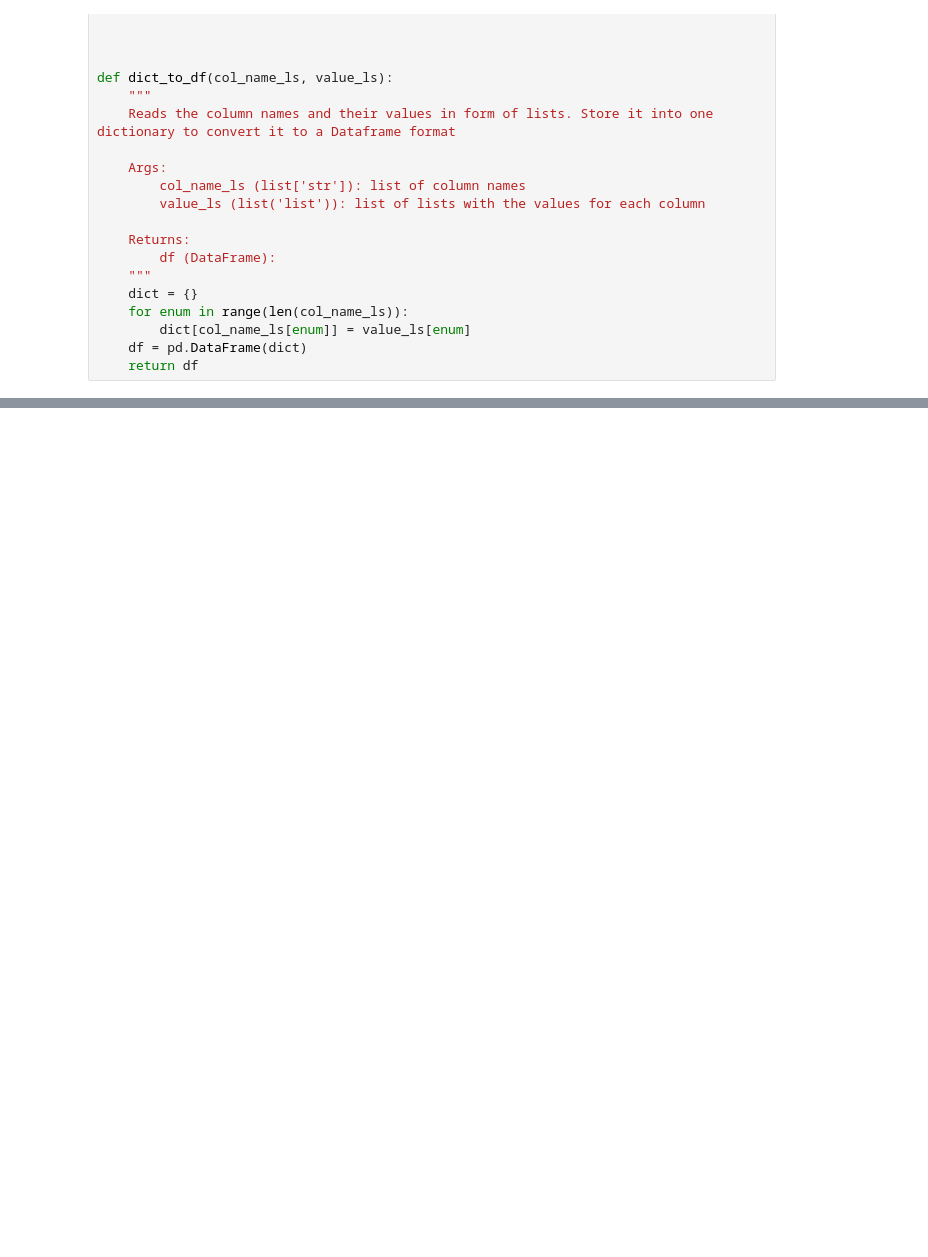
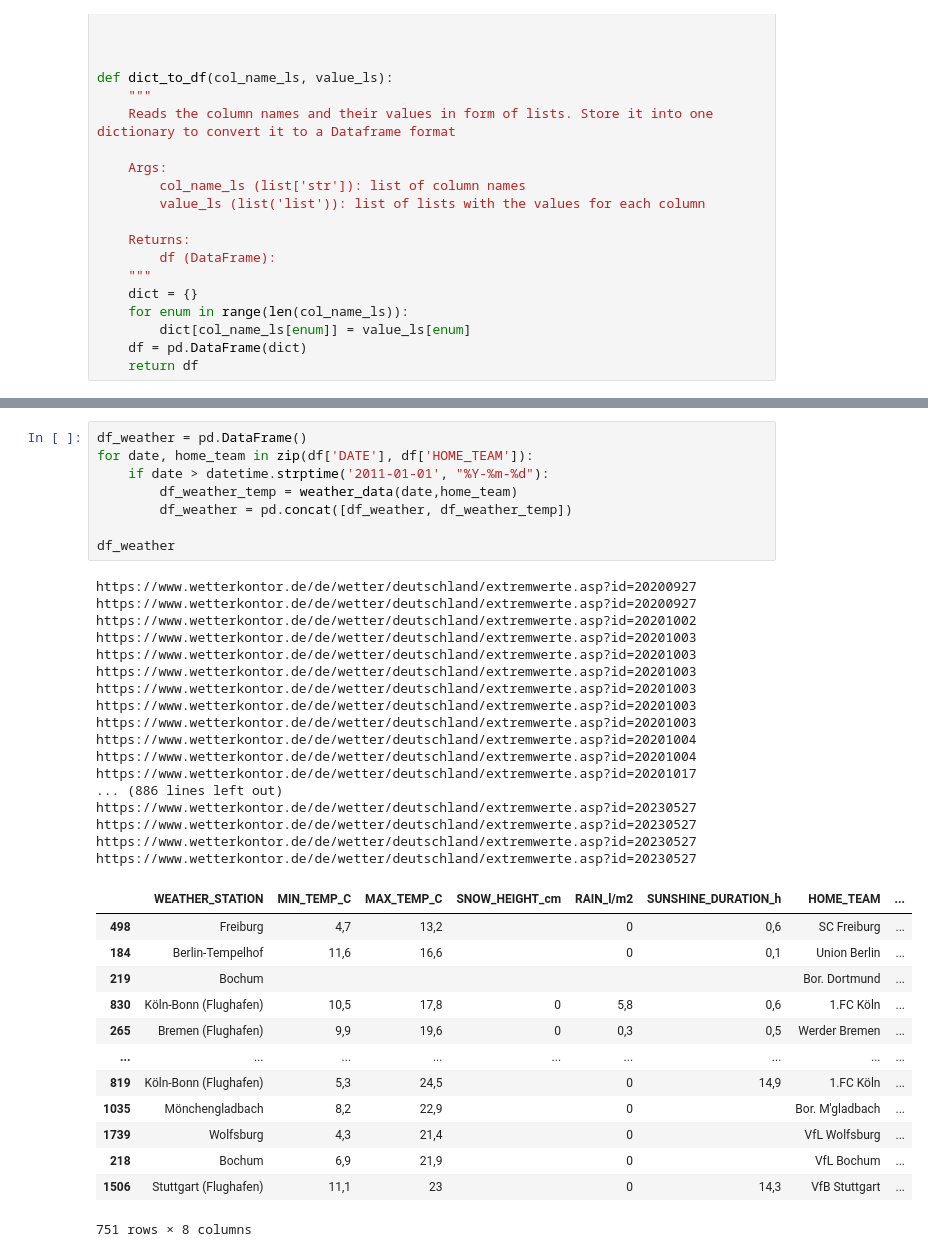
Before and after one commit to lucajanas/web-mining, a Jupyter notebook: weather_data.ipynb, the cells around one changed output, grey strips where cells are left out. Drawn from its saved outputs; the diff is of its cells as text; blank space fills up the shorter version.

```diff
--- a/weather_data.ipynb
+++ b/weather_data.ipynb
@@ -260,0 +302,39 @@ https://www.wetterkontor.de/de/wetter/deutschland/extremwerte.asp?id=20210105
+# %%
+df_weather = pd.DataFrame()
+for date, home_team in zip(df['DATE'], df['HOME_TEAM']):
+    if date > datetime.strptime('2011-01-01', "%Y-%m-%d"):
+        df_weather_temp = weather_data(date,home_team)
+        df_weather = pd.concat([df_weather, df_weather_temp])
+
+df_weather
+# %% [output]
+https://www.wetterkontor.de/de/wetter/deutschland/extremwerte.asp?id=20200927
+https://www.wetterkontor.de/de/wetter/deutschland/extremwerte.asp?id=20200927
+https://www.wetterkontor.de/de/wetter/deutschland/extremwerte.asp?id=20201002
+https://www.wetterkontor.de/de/wetter/deutschland/extremwerte.asp?id=20201003
+https://www.wetterkontor.de/de/wetter/deutschland/extremwerte.asp?id=20201003
+https://www.wetterkontor.de/de/wetter/deutschland/extremwerte.asp?id=20201003
+https://www.wetterkontor.de/de/wetter/deutschland/extremwerte.asp?id=20201003
+https://www.wetterkontor.de/de/wetter/deutschland/extremwerte.asp?id=20201003
+https://www.wetterkontor.de/de/wetter/deutschland/extremwerte.asp?id=20201003
+https://www.wetterkontor.de/de/wetter/deutschland/extremwerte.asp?id=20201004
+https://www.wetterkontor.de/de/wetter/deutschland/extremwerte.asp?id=20201004
+https://www.wetterkontor.de/de/wetter/deutschland/extremwerte.asp?id=20201017
+... (886 lines left out)
+https://www.wetterkontor.de/de/wetter/deutschland/extremwerte.asp?id=20230527
+https://www.wetterkontor.de/de/wetter/deutschland/extremwerte.asp?id=20230527
+https://www.wetterkontor.de/de/wetter/deutschland/extremwerte.asp?id=20230527
+https://www.wetterkontor.de/de/wetter/deutschland/extremwerte.asp?id=20230527
+|  | WEATHER_STATION | MIN_TEMP_C | MAX_TEMP_C | SNOW_HEIGHT_cm | RAIN_l/m2 | SUNSHINE_DURATION_h | HOME_TEAM | ... |
+| 498 | Freiburg | 4,7 | 13,2 |  | 0 | 0,6 | SC Freiburg | ... |
+| 184 | Berlin-Tempelhof | 11,6 | 16,6 |  | 0 | 0,1 | Union Berlin | ... |
+| 219 | Bochum |  |  |  |  |  | Bor. Dortmund | ... |
+| 830 | Köln-Bonn (Flughafen) | 10,5 | 17,8 | 0 | 5,8 | 0,6 | 1.FC Köln | ... |
+| 265 | Bremen (Flughafen) | 9,9 | 19,6 | 0 | 0,3 | 0,5 | Werder Bremen | ... |
+| ... | ... | ... | ... | ... | ... | ... | ... | ... |
+| 819 | Köln-Bonn (Flughafen) | 5,3 | 24,5 |  | 0 | 14,9 | 1.FC Köln | ... |
+| 1035 | Mönchengladbach | 8,2 | 22,9 |  | 0 |  | Bor. M'gladbach | ... |
+| 1739 | Wolfsburg | 4,3 | 21,4 |  | 0 |  | VfL Wolfsburg | ... |
+| 218 | Bochum | 6,9 | 21,9 |  | 0 |  | VfL Bochum | ... |
+| 1506 | Stuttgart (Flughafen) | 11,1 | 23 |  | 0 | 14,3 | VfB Stuttgart | ... |
+751 rows × 8 columns
```
Also changed, not shown: parts of 7 cells of this notebook, 2 other files.
